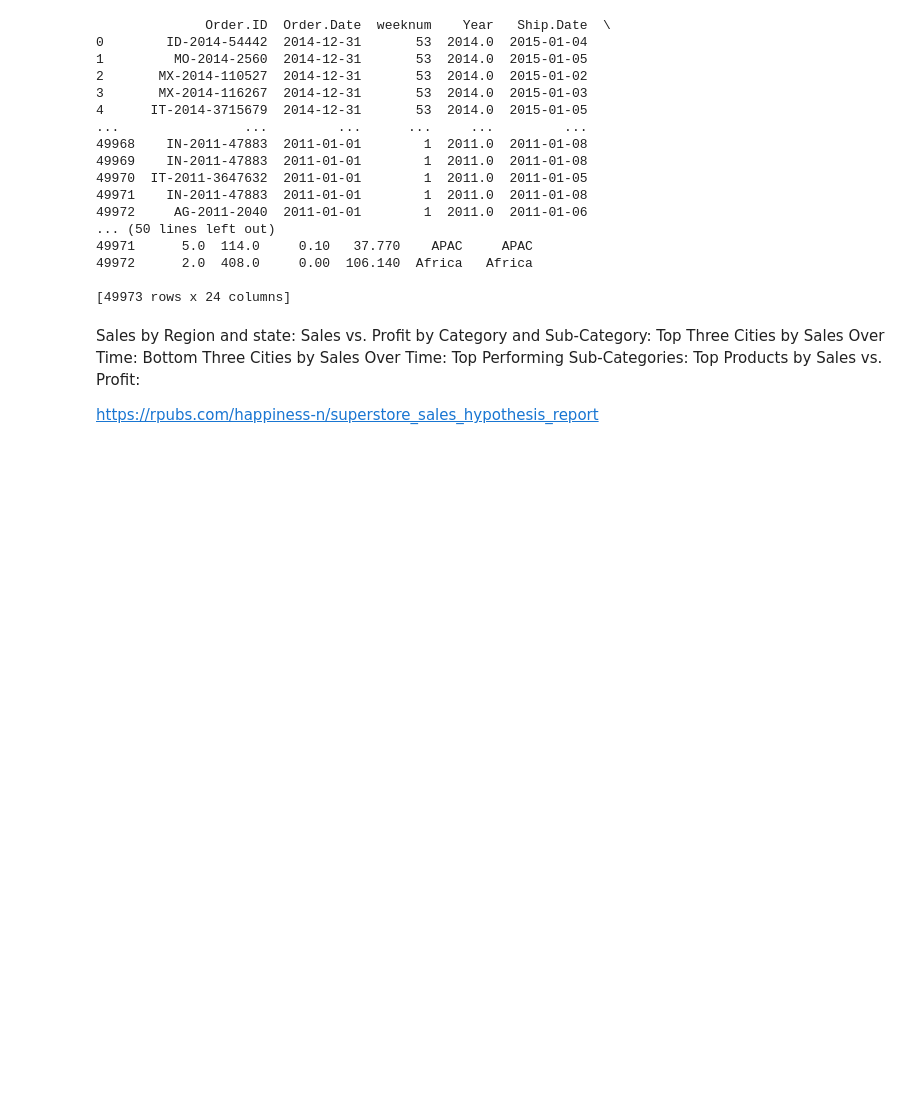
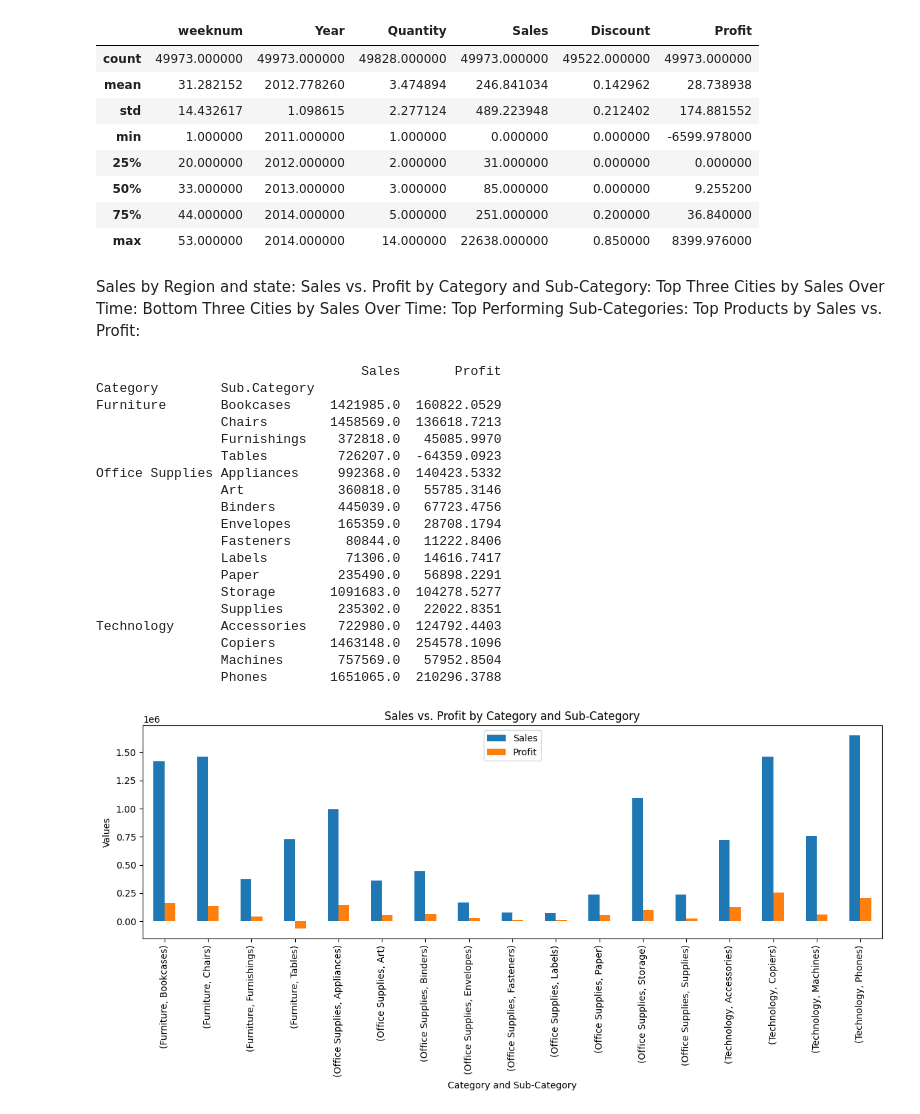
Before and after one commit to Sattar99/Gold_PY_Final, a Jupyter notebook: Gold_PY_Final/Gold_FinalProject_EDA.ipynb, the cells around one changed output. Drawn from its saved outputs; the diff is of its cells as text; code cells hidden in the pictures; blank space fills up the shorter version.

Commit message:
Simple EDA and Grouping samples

```diff
--- a/Gold_PY_Final/Gold_FinalProject_EDA.ipynb
+++ b/Gold_PY_Final/Gold_FinalProject_EDA.ipynb
@@ -5,25 +5,17 @@ import matplotlib.pyplot as plt
 import seaborn as sb
 # %%
 dataf=pd.read_csv("CleanedSuperStore.csv")
-print(dataf)
+dataf.describe()
 # %% [output]
-              Order.ID  Order.Date  weeknum    Year   Ship.Date  \
-0        ID-2014-54442  2014-12-31       53  2014.0  2015-01-04
-1         MO-2014-2560  2014-12-31       53  2014.0  2015-01-05
-2       MX-2014-110527  2014-12-31       53  2014.0  2015-01-02
-3       MX-2014-116267  2014-12-31       53  2014.0  2015-01-03
-4      IT-2014-3715679  2014-12-31       53  2014.0  2015-01-05
-...                ...         ...      ...     ...         ...
-49968    IN-2011-47883  2011-01-01        1  2011.0  2011-01-08
-49969    IN-2011-47883  2011-01-01        1  2011.0  2011-01-08
-49970  IT-2011-3647632  2011-01-01        1  2011.0  2011-01-05
-49971    IN-2011-47883  2011-01-01        1  2011.0  2011-01-08
-49972     AG-2011-2040  2011-01-01        1  2011.0  2011-01-06
-... (50 lines left out)
-49971      5.0  114.0     0.10   37.770    APAC     APAC
-49972      2.0  408.0     0.00  106.140  Africa   Africa
-
-[49973 rows x 24 columns]
+|  | weeknum | Year | Quantity | Sales | Discount | Profit |
+| count | 49973.000000 | 49973.000000 | 49828.000000 | 49973.000000 | 49522.000000 | 49973.000000 |
+| mean | 31.282152 | 2012.778260 | 3.474894 | 246.841034 | 0.142962 | 28.738938 |
+| std | 14.432617 | 1.098615 | 2.277124 | 489.223948 | 0.212402 | 174.881552 |
+| min | 1.000000 | 2011.000000 | 1.000000 | 0.000000 | 0.000000 | -6599.978000 |
+| 25% | 20.000000 | 2012.000000 | 2.000000 | 31.000000 | 0.000000 | 0.000000 |
+| 50% | 33.000000 | 2013.000000 | 3.000000 | 85.000000 | 0.000000 | 9.255200 |
+| 75% | 44.000000 | 2014.000000 | 5.000000 | 251.000000 | 0.200000 | 36.840000 |
+| max | 53.000000 | 2014.000000 | 14.000000 | 22638.000000 | 0.850000 | 8399.976000 |
 # %% [markdown]
 Sales by Region and state:
 Sales vs. Profit by Category and Sub-Category:
@@ -31,5 +23,3 @@ Top Three Cities by Sales Over Time:
 Bottom Three Cities by Sales Over Time:
 Top Performing Sub-Categories:
 Top Products by Sales vs. Profit:
-
-https://rpubs.com/happiness-n/superstore_sales_hypothesis_report
@@ -35,0 +38,32 @@ https://rpubs.com/happiness-n/superstore_sales_hypothesis_report
+# %%
+# Group data by Category and Sub-Category
+category_profit_sales = dataf.groupby(['Category', 'Sub.Category'])[['Sales', 'Profit']].sum()
+print(category_profit_sales)
+# Plot
+category_profit_sales.plot(kind='bar', figsize=(12, 6))
+plt.title('Sales vs. Profit by Category and Sub-Category')
+plt.xlabel('Category and Sub-Category')
+plt.ylabel('Values')
+plt.tight_layout()
+plt.show()
+# %% [output]
+                                  Sales       Profit
+Category        Sub.Category
+Furniture       Bookcases     1421985.0  160822.0529
+                Chairs        1458569.0  136618.7213
+                Furnishings    372818.0   45085.9970
+                Tables         726207.0  -64359.0923
+Office Supplies Appliances     992368.0  140423.5332
+                Art            360818.0   55785.3146
+                Binders        445039.0   67723.4756
+                Envelopes      165359.0   28708.1794
+                Fasteners       80844.0   11222.8406
+                Labels          71306.0   14616.7417
+                Paper          235490.0   56898.2291
+                Storage       1091683.0  104278.5277
+                Supplies       235302.0   22022.8351
+Technology      Accessories    722980.0  124792.4403
+                Copiers       1463148.0  254578.1096
+                Machines       757569.0   57952.8504
+                Phones        1651065.0  210296.3788
+[figure, added]
```
Also changed, not shown: parts of 4 cells of this notebook.
